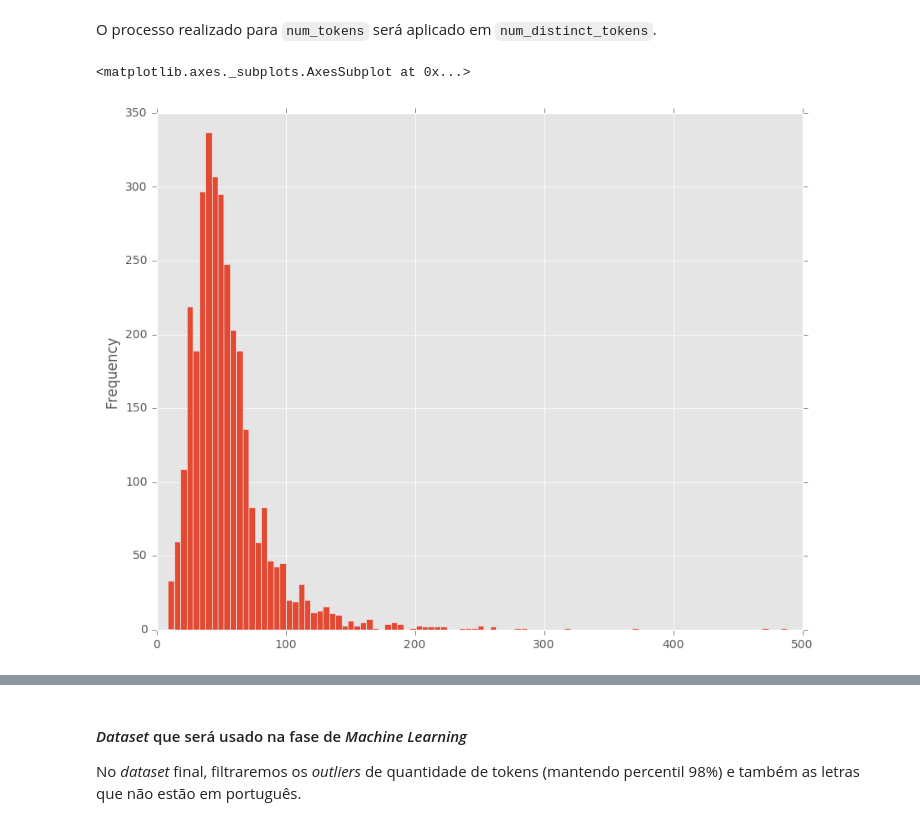
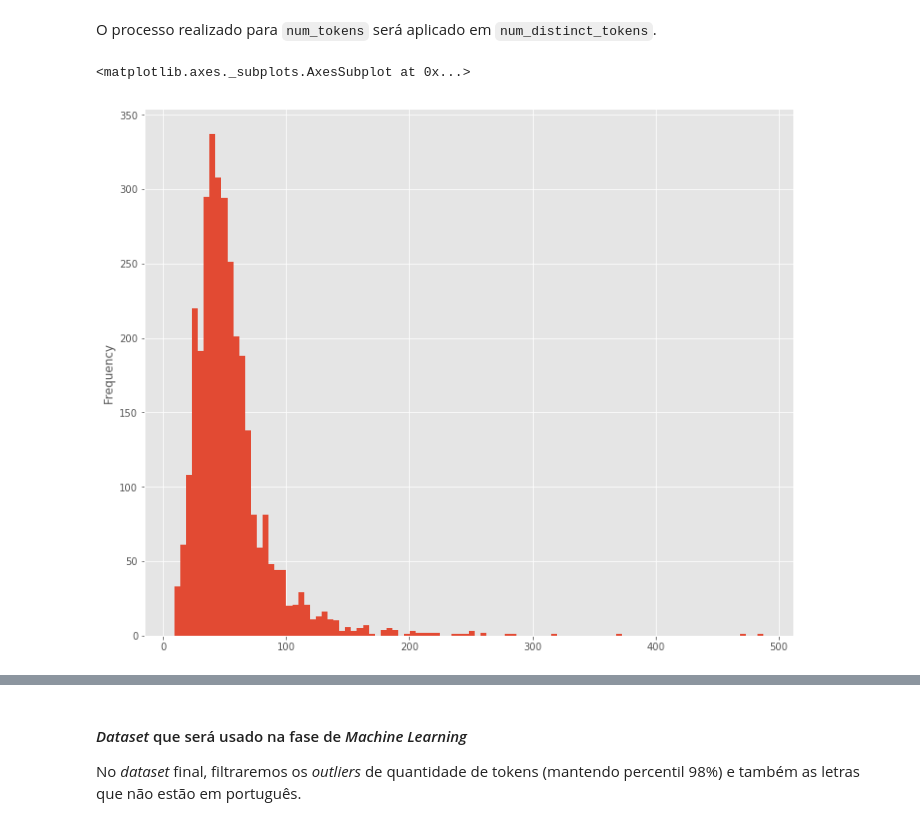
Before and after one commit to wespatrocinio/music_genre_classification, a Jupyter notebook: notebooks/music_genre_classification.ipynb, the cells around one changed output, grey strips where cells are left out. Cells and saved outputs as stored; diff of their text form; code cells hidden in the pictures.

```diff
--- a/notebooks/music_genre_classification.ipynb
+++ b/notebooks/music_genre_classification.ipynb
@@ -205,8 +218,8 @@ print NUM_TOKENS_THRESHOLD
 # %% [markdown]
 O processo realizado para `num_tokens` será aplicado em `num_distinct_tokens`.
 # %%
-df["num_distinct_tokens"].plot.hist(figsize=(10,8), bins=100)
+df["num_distinct_tokens"].plot.hist(figsize=(12,10), bins=100)
 # %% [output]
 <matplotlib.axes._subplots.AxesSubplot at 0x...>
-[figure, old version]
+[figure, new version]
 # %%
```
Also changed, not shown: parts of 43 cells of this notebook, 13 other files.
